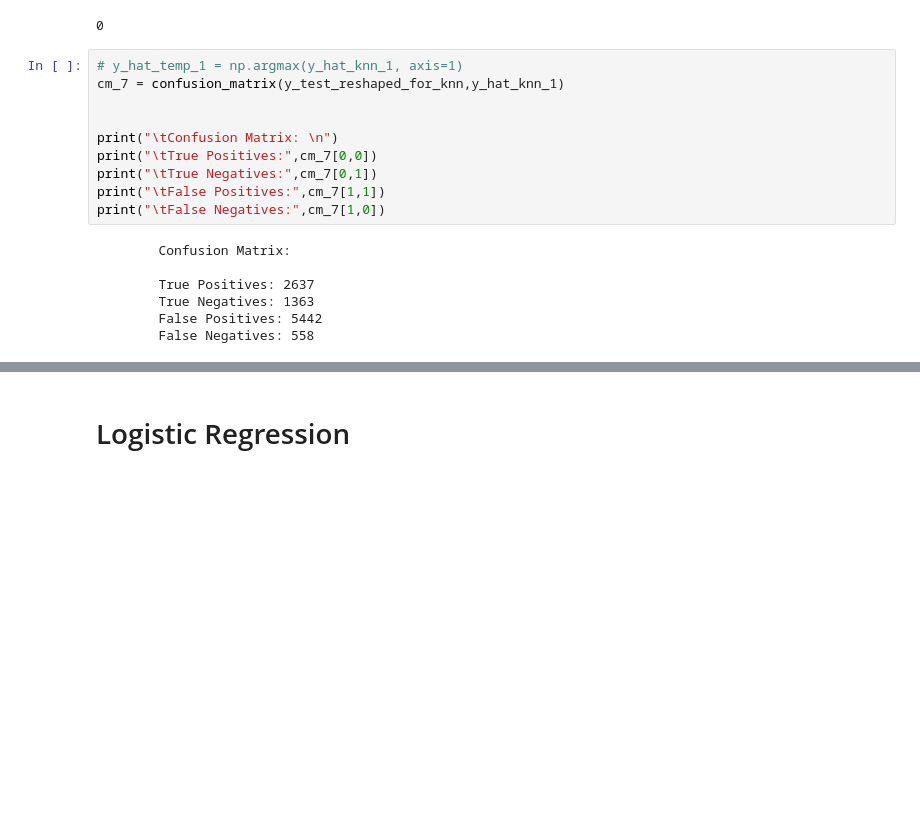
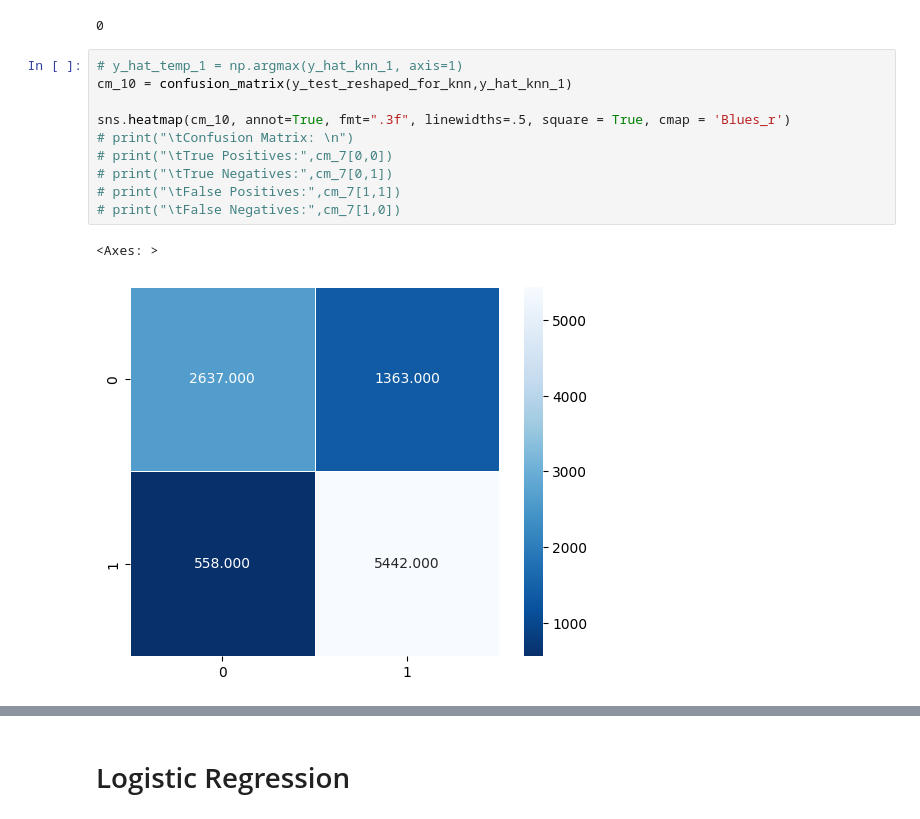
Before and after one commit to s-hashirahmed/cif10, a Jupyter notebook: c10.ipynb, the cells around one changed output, grey strips where cells are left out. Cells and saved outputs as stored; diff of their text form; blank space fills up the shorter version.

Commit message:
Logistic implemented - visualization matrices

```diff
--- a/c10.ipynb
+++ b/c10.ipynb
@@ -946,18 +973,14 @@ y_test_reshaped_for_knn[284]
 0
 # %%
 # y_hat_temp_1 = np.argmax(y_hat_knn_1, axis=1)
-cm_7 = confusion_matrix(y_test_reshaped_for_knn,y_hat_knn_1)
+cm_10 = confusion_matrix(y_test_reshaped_for_knn,y_hat_knn_1)
 
-
-print("\tConfusion Matrix: \n")
-print("\tTrue Positives:",cm_7[0,0])
-print("\tTrue Negatives:",cm_7[0,1])
-print("\tFalse Positives:",cm_7[1,1])
-print("\tFalse Negatives:",cm_7[1,0])
+sns.heatmap(cm_10, annot=True, fmt=".3f", linewidths=.5, square = True, cmap = 'Blues_r')
+# print("\tConfusion Matrix: \n")
+# print("\tTrue Positives:",cm_7[0,0])
+# print("\tTrue Negatives:",cm_7[0,1])
+# print("\tFalse Positives:",cm_7[1,1])
+# print("\tFalse Negatives:",cm_7[1,0])
 # %% [output]
-        Confusion Matrix:
-
-        True Positives: 2637
-        True Negatives: 1363
-        False Positives: 5442
-        False Negatives: 558
+<Axes: >
+[figure, added]
```
Also changed, not shown: parts of 15 cells of this notebook.
